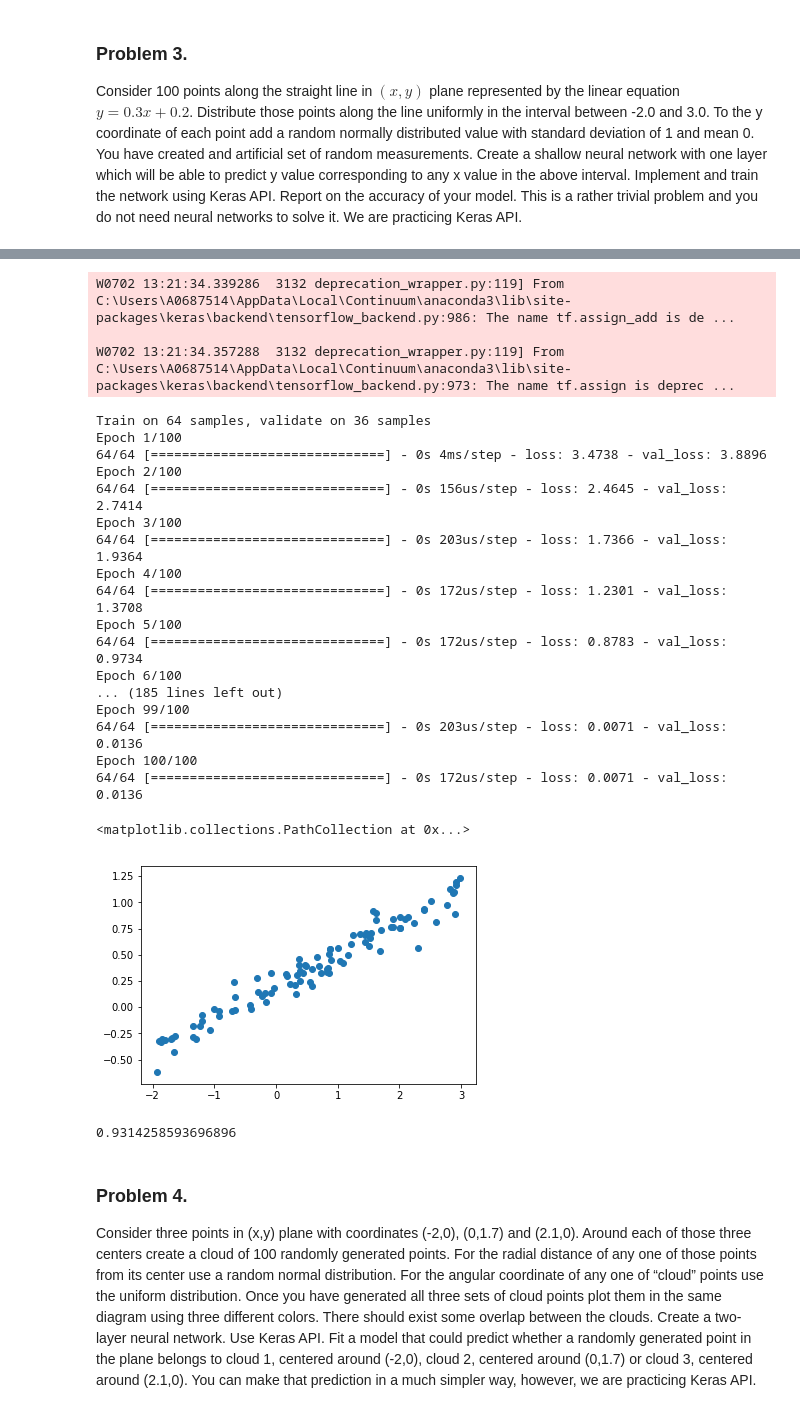
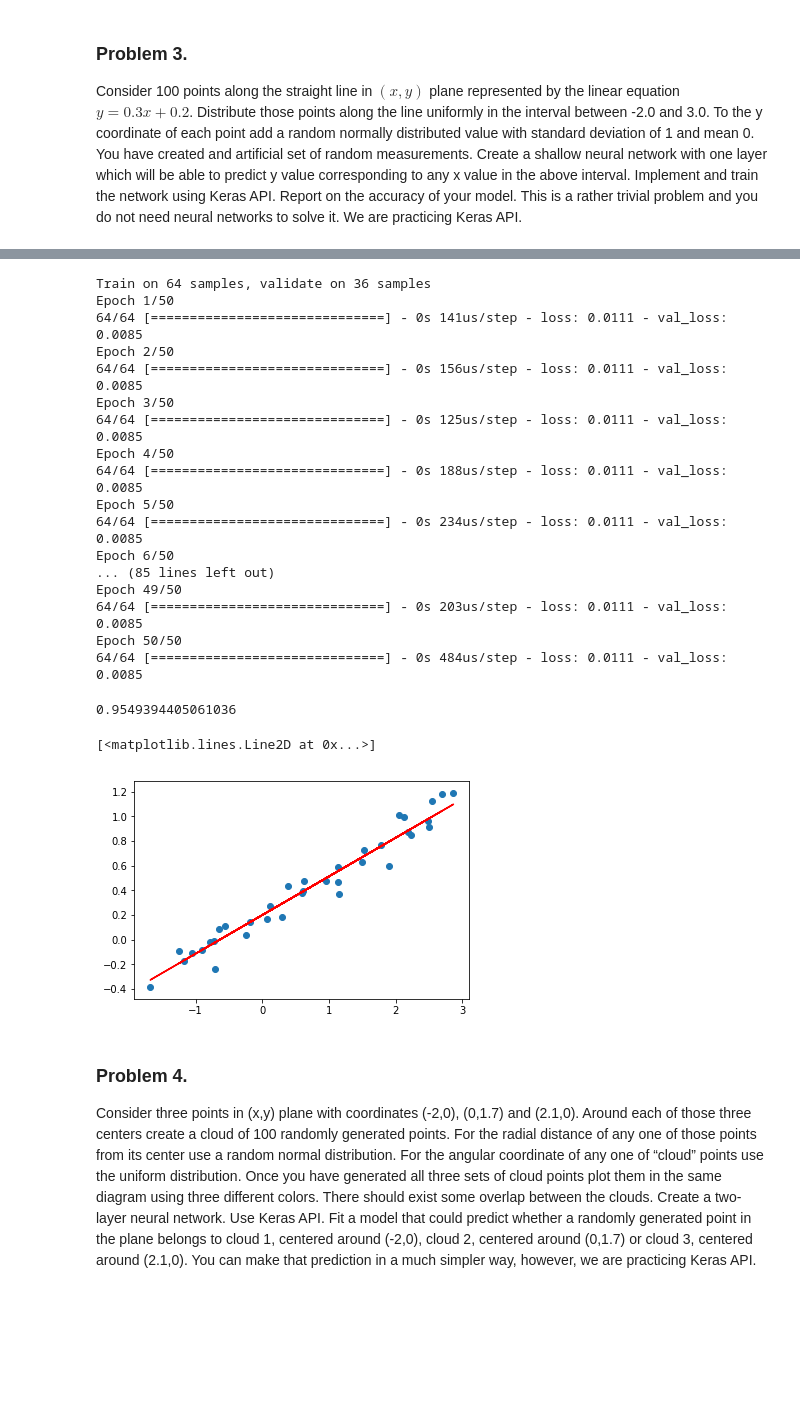
Before and after one commit to srk-apts/CS-S89-A, a Jupyter notebook: s89a_Assign01_NLP_Keras_Saurabh.ipynb, the cells around one changed output, grey strips where cells are left out. Saved outputs shown, nothing was run; the diff lists cells and outputs as text; code cells hidden in the pictures; blank space fills up the shorter version.

```diff
--- a/s89a_Assign01_NLP_Keras_Saurabh.ipynb
+++ b/s89a_Assign01_NLP_Keras_Saurabh.ipynb
@@ -215,42 +226,38 @@ W0702 13:21:33.495202  3132 deprecation_wrapper.py:119] From C:\Users\A0687514\A
 # %%
 history = model.fit(x_train, y_train,
                     batch_size=16,
-                    epochs=100,
+                    epochs=50,
                     verbose=1,
                     validation_data=[x_test, y_test]
                    )
 # %% [output]
-W0702 13:21:34.339286  3132 deprecation_wrapper.py:119] From C:\Users\A0687514\AppData\Local\Continuum\anaconda3\lib\site-packages\keras\backend\tensorflow_backend.py:986: The name tf.assign_add is de ...
-
-W0702 13:21:34.357288  3132 deprecation_wrapper.py:119] From C:\Users\A0687514\AppData\Local\Continuum\anaconda3\lib\site-packages\keras\backend\tensorflow_backend.py:973: The name tf.assign is deprec ...
+Train on 64 samples, validate on 36 samples
+Epoch 1/50
+64/64 [==============================] - 0s 141us/step - loss: 0.0111 - val_loss: 0.0085
+Epoch 2/50
+64/64 [==============================] - 0s 156us/step - loss: 0.0111 - val_loss: 0.0085
+Epoch 3/50
+64/64 [==============================] - 0s 125us/step - loss: 0.0111 - val_loss: 0.0085
+Epoch 4/50
+64/64 [==============================] - 0s 188us/step - loss: 0.0111 - val_loss: 0.0085
+Epoch 5/50
+64/64 [==============================] - 0s 234us/step - loss: 0.0111 - val_loss: 0.0085
+Epoch 6/50
+... (85 lines left out)
+Epoch 49/50
+64/64 [==============================] - 0s 203us/step - loss: 0.0111 - val_loss: 0.0085
+Epoch 50/50
+64/64 [==============================] - 0s 484us/step - loss: 0.0111 - val_loss: 0.0085
-Train on 64 samples, validate on 36 samples
-Epoch 1/100
-64/64 [==============================] - 0s 4ms/step - loss: 3.4738 - val_loss: 3.8896
-Epoch 2/100
-64/64 [==============================] - 0s 156us/step - loss: 2.4645 - val_loss: 2.7414
-Epoch 3/100
-64/64 [==============================] - 0s 203us/step - loss: 1.7366 - val_loss: 1.9364
-Epoch 4/100
-64/64 [==============================] - 0s 172us/step - loss: 1.2301 - val_loss: 1.3708
-Epoch 5/100
-64/64 [==============================] - 0s 172us/step - loss: 0.8783 - val_loss: 0.9734
-Epoch 6/100
-... (185 lines left out)
-Epoch 99/100
-64/64 [==============================] - 0s 203us/step - loss: 0.0071 - val_loss: 0.0136
-Epoch 100/100
-64/64 [==============================] - 0s 172us/step - loss: 0.0071 - val_loss: 0.0136
-# %%
-plt.scatter(x, y)
-# %% [output]
-<matplotlib.collections.PathCollection at 0x...>
-[figure, removed]
-# %%
-y_pred = model.predict(x_test)
 # %%
 r2_score(y_test, y_pred)
 # %% [output]
-0.9314258593696896
+0.9549394405061036
+# %%
+plt.scatter(x_test, y_test)
+plt.plot(x_test, y_pred, c='red')
+# %% [output]
+[<matplotlib.lines.Line2D at 0x...>]
+[figure, added]
 # %% [markdown]
 ### Problem 4.
 Consider three points in (x,y) plane with coordinates (-2,0), (0,1.7) and (2.1,0). Around each of those three centers create a cloud of 100 randomly generated points. For the radial distance of any one of those points from its center use a random normal distribution.  For the angular coordinate of any one of “cloud” points use the uniform distribution. Once you have generated all three sets of cloud points plot them in the same diagram using three different colors. There should exist some overlap between the clouds. Create a two-layer neural network. Use Keras API. Fit a model that could predict whether a randomly generated point in the plane belongs to cloud 1, centered around (-2,0), cloud 2, centered around (0,1.7) or cloud 3, centered around (2.1,0). You can make that prediction in a much simpler way, however, we are practicing Keras API.
```
Also changed, not shown: parts of 10 cells of this notebook.
